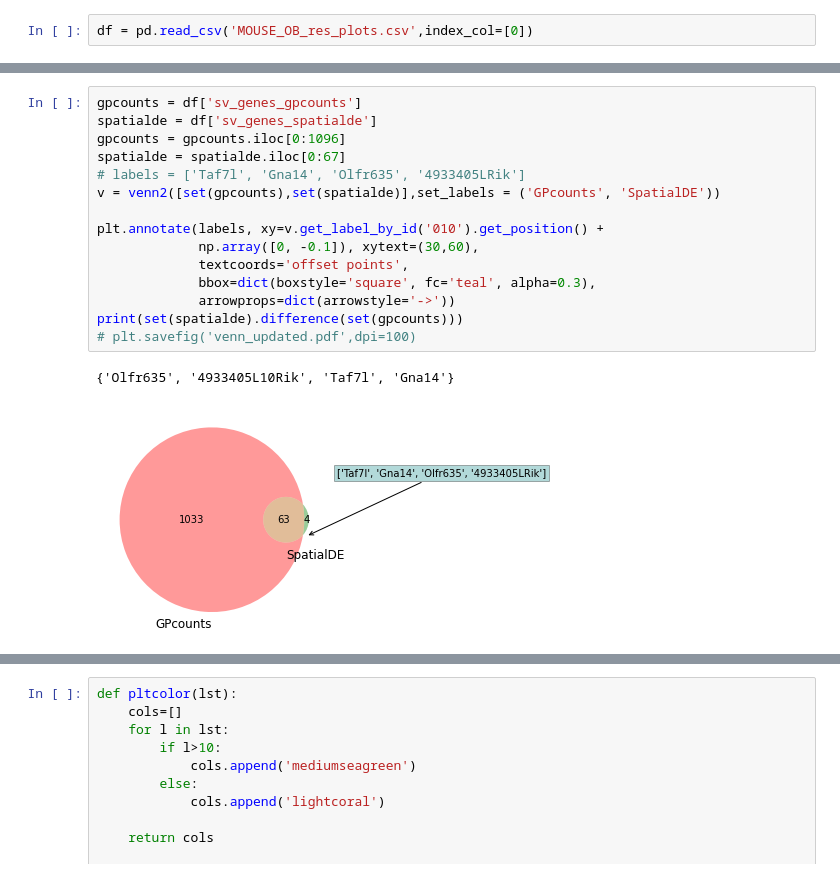
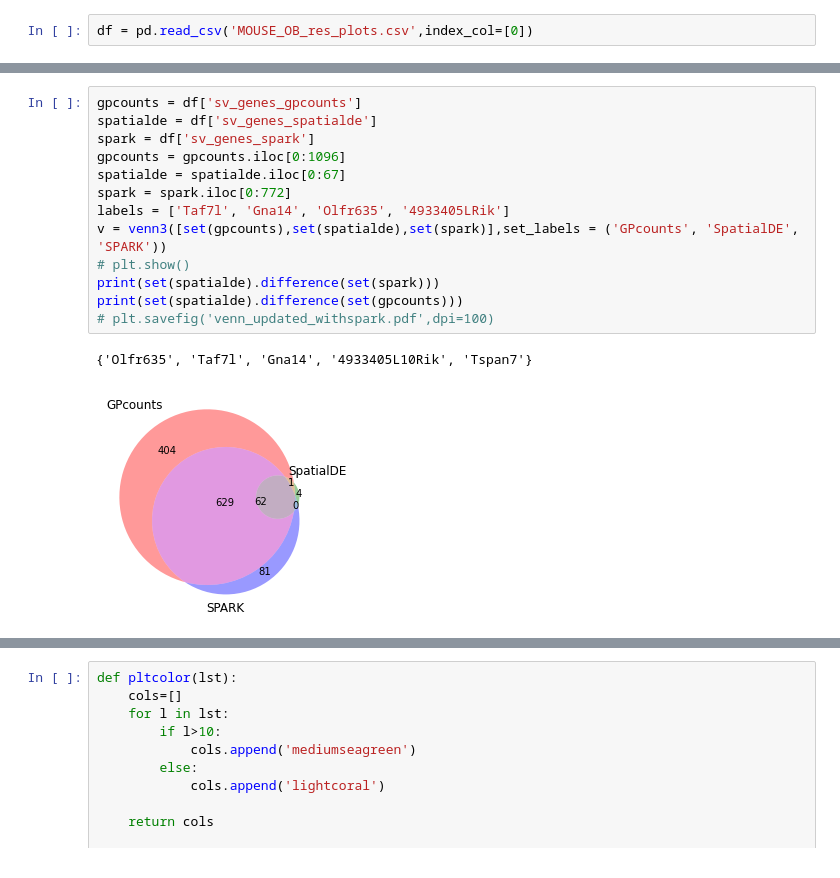
Before and after one commit to ManchesterBioinference/GPcounts, a Jupyter notebook: paper_notebooks/MOUSE_OB_Spatial/MOUSE_OB_plots.ipynb, the cells around one changed output, grey strips where cells are left out. Cells and saved outputs as stored; diff of their text form.

Commit message:
updated plots with spark results

```diff
--- a/paper_notebooks/MOUSE_OB_Spatial/MOUSE_OB_plots.ipynb
+++ b/paper_notebooks/MOUSE_OB_Spatial/MOUSE_OB_plots.ipynb
@@ -12,18 +29,16 @@ df = pd.read_csv('MOUSE_OB_res_plots.csv',index_col=[0])
 # %%
 gpcounts = df['sv_genes_gpcounts']
 spatialde = df['sv_genes_spatialde']
+spark = df['sv_genes_spark']
 gpcounts = gpcounts.iloc[0:1096]
 spatialde = spatialde.iloc[0:67]
-# labels = ['Taf7l', 'Gna14', 'Olfr635', '4933405LRik']
-v = venn2([set(gpcounts),set(spatialde)],set_labels = ('GPcounts', 'SpatialDE'))
-
-plt.annotate(labels, xy=v.get_label_by_id('010').get_position() +
-             np.array([0, -0.1]), xytext=(30,60),
-             textcoords='offset points',
-             bbox=dict(boxstyle='square', fc='teal', alpha=0.3),
-             arrowprops=dict(arrowstyle='->'))
+spark = spark.iloc[0:772]
+labels = ['Taf7l', 'Gna14', 'Olfr635', '4933405LRik']
+v = venn3([set(gpcounts),set(spatialde),set(spark)],set_labels = ('GPcounts', 'SpatialDE', 'SPARK'))
+# plt.show()
+print(set(spatialde).difference(set(spark)))
 print(set(spatialde).difference(set(gpcounts)))
-# plt.savefig('venn_updated.pdf',dpi=100)
+# plt.savefig('venn_updated_withspark.pdf',dpi=100)
 # %% [output]
-{'Olfr635', '4933405L10Rik', 'Taf7l', 'Gna14'}
+{'Olfr635', 'Taf7l', 'Gna14', '4933405L10Rik', 'Tspan7'}
-[figure, old version]
+[figure, new version]
```
Also changed, not shown: parts of 4 cells of this notebook, 1 other file.
